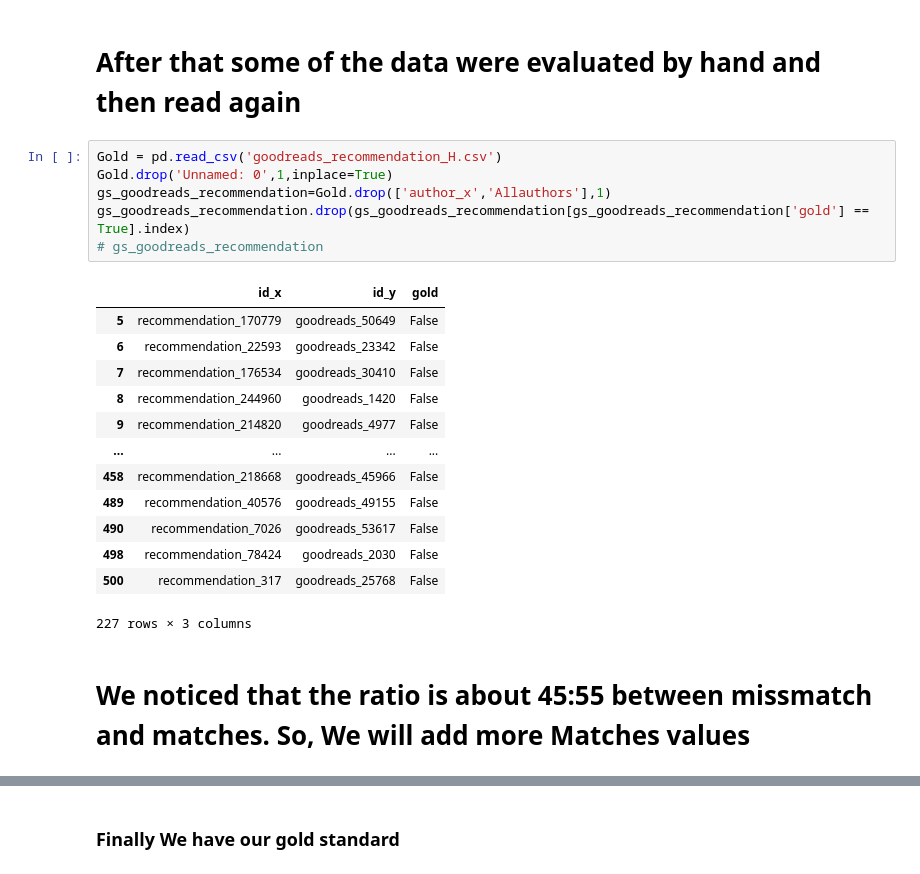
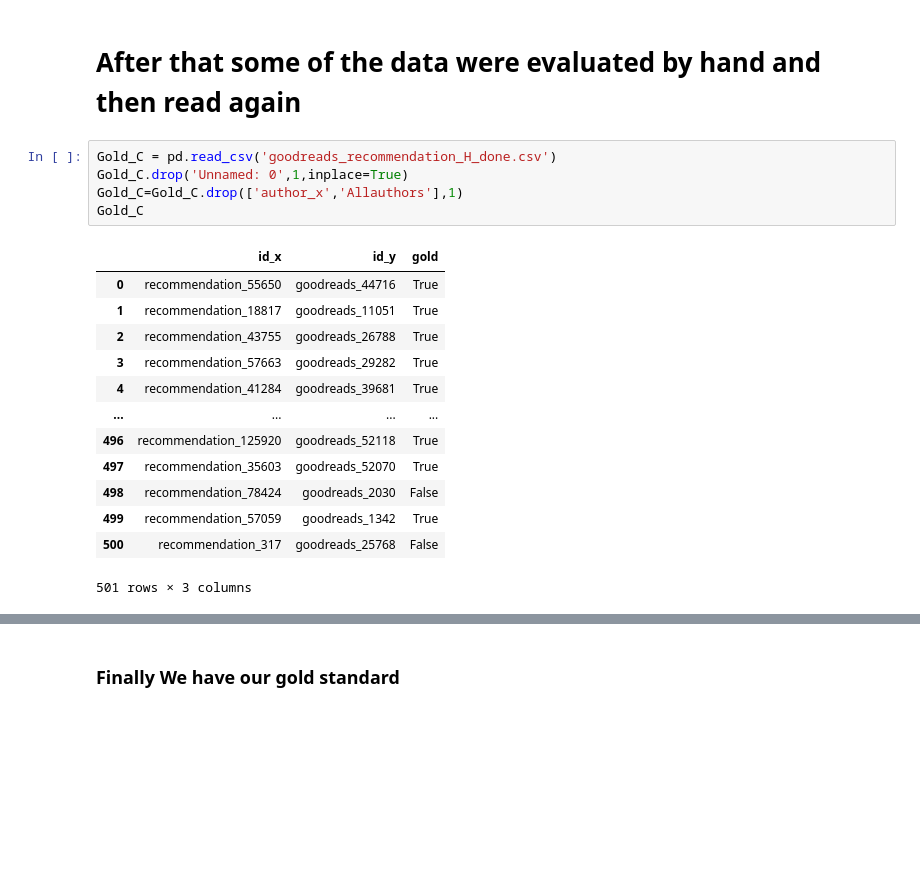
Before and after one commit to ahmed-elzamarany/Web_Data_Integration, a Jupyter notebook: Notebooks/Creating_GS.ipynb, the cells around one changed output, grey strips where cells are left out. Drawn from its saved outputs; the diff is of its cells as text; blank space fills up the shorter version.

```diff
--- a/Notebooks/Creating_GS.ipynb
+++ b/Notebooks/Creating_GS.ipynb
@@ -569,24 +666,21 @@ df.loc[:500].to_csv('goodreads_recommendation_H.csv')
 # %% [markdown]
 # After that some of the data were evaluated by hand and then read again
 # %%
-Gold = pd.read_csv('goodreads_recommendation_H.csv')
-Gold.drop('Unnamed: 0',1,inplace=True)
-gs_goodreads_recommendation=Gold.drop(['author_x','Allauthors'],1)
-gs_goodreads_recommendation.drop(gs_goodreads_recommendation[gs_goodreads_recommendation['gold'] == True].index)
-# gs_goodreads_recommendation
+Gold_C = pd.read_csv('goodreads_recommendation_H_done.csv')
+Gold_C.drop('Unnamed: 0',1,inplace=True)
+Gold_C=Gold_C.drop(['author_x','Allauthors'],1)
+Gold_C
 # %% [output]
 |  | id_x | id_y | gold |
-| 5 | recommendation_170779 | goodreads_50649 | False |
-| 6 | recommendation_22593 | goodreads_23342 | False |
-| 7 | recommendation_176534 | goodreads_30410 | False |
-| 8 | recommendation_244960 | goodreads_1420 | False |
-| 9 | recommendation_214820 | goodreads_4977 | False |
+| 0 | recommendation_55650 | goodreads_44716 | True |
+| 1 | recommendation_18817 | goodreads_11051 | True |
+| 2 | recommendation_43755 | goodreads_26788 | True |
+| 3 | recommendation_57663 | goodreads_29282 | True |
+| 4 | recommendation_41284 | goodreads_39681 | True |
 | ... | ... | ... | ... |
-| 458 | recommendation_218668 | goodreads_45966 | False |
-| 489 | recommendation_40576 | goodreads_49155 | False |
-| 490 | recommendation_7026 | goodreads_53617 | False |
+| 496 | recommendation_125920 | goodreads_52118 | True |
+| 497 | recommendation_35603 | goodreads_52070 | True |
 | 498 | recommendation_78424 | goodreads_2030 | False |
+| 499 | recommendation_57059 | goodreads_1342 | True |
 | 500 | recommendation_317 | goodreads_25768 | False |
-227 rows × 3 columns
+501 rows × 3 columns
-# %% [markdown]
-# We noticed that  the ratio is about 45:55 between missmatch and matches. So, We will add more Matches values
```
Also changed, not shown: parts of 51 cells of this notebook, 11 other files.
